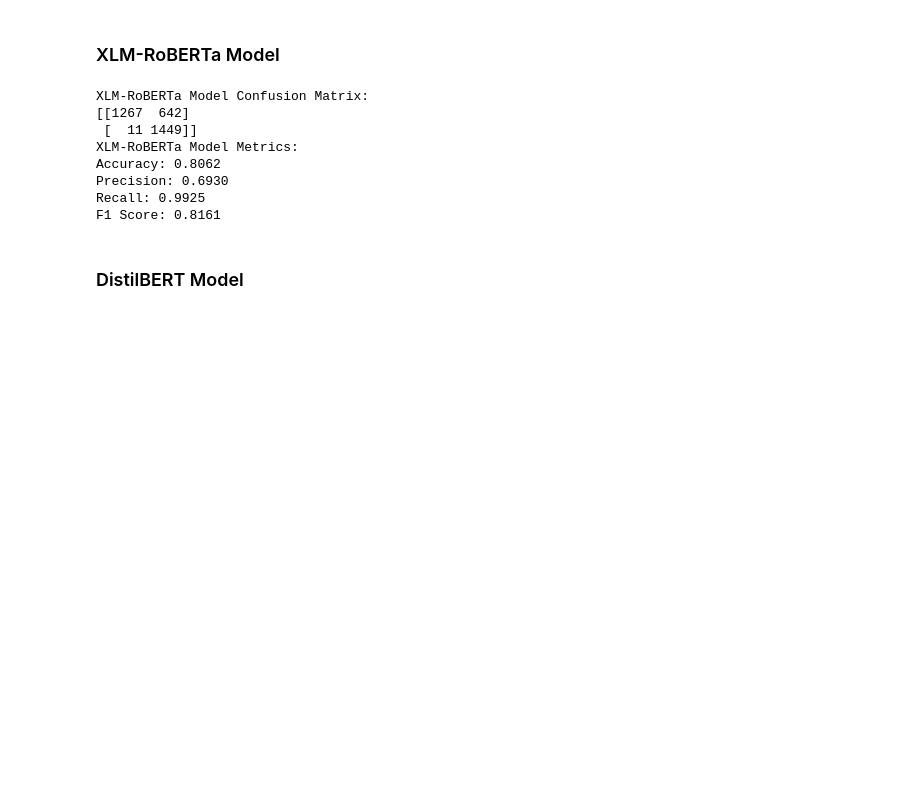
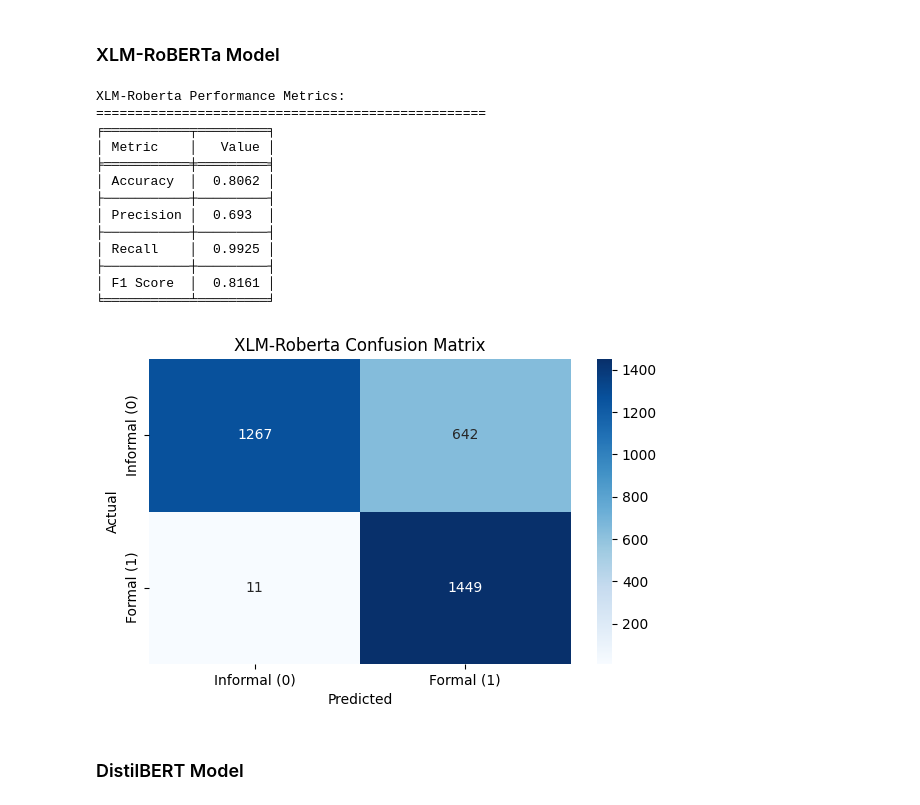
Before and after one commit to fergalriordan/text-formality, a Jupyter notebook: scripts/evals.ipynb, the cells around one changed output. Saved outputs shown, nothing was run; the diff lists cells and outputs as text; code cells hidden in the pictures; blank space fills up the shorter version.

```diff
--- a/scripts/evals.ipynb
+++ b/scripts/evals.ipynb
@@ -29,6 +39,6 @@ xlmr_tokenizer = AutoTokenizer.from_pretrained("s-nlp/xlmr_formality_classifier"
 xlmr_model = AutoModelForSequenceClassification.from_pretrained("s-nlp/xlmr_formality_classifier")
 # %%
 # Generating predictions on the binary (extreme) dataset
-xlmr_predicted_labels, xlmr_predicted_logits = predict_formality(xlmr_model, xlmr_tokenizer, binary_df)
+xlmr_predicted_labels, _ = predict_formality(xlmr_model, xlmr_tokenizer, binary_df)
 # %% [output]
 Using device: cuda
@@ -69,24 +80,23 @@ Using device: cuda
 # %%
 xlmr_confusion_matrix = confusion_matrix(binary_df['formal'].values, xlmr_predicted_labels)
 xlmr_accuracy, xlmr_precision, xlmr_recall, xlmr_f1 = calculate_metrics(binary_df['formal'].values, xlmr_predicted_labels)
 
-print("XLM-RoBERTa Model Confusion Matrix:")
-print(xlmr_confusion_matrix)
-
-print(f"XLM-RoBERTa Model Metrics:")
-print(f"Accuracy: {xlmr_accuracy:.4f}")
-print(f"Precision: {xlmr_precision:.4f}")
-print(f"Recall: {xlmr_recall:.4f}")
-print(f"F1 Score: {xlmr_f1:.4f}")
+display_metrics("XLM-Roberta", xlmr_confusion_matrix, xlmr_accuracy, xlmr_precision, xlmr_recall, xlmr_f1)
 # %% [output]
-XLM-RoBERTa Model Confusion Matrix:
-[[1267  642]
- [  11 1449]]
-XLM-RoBERTa Model Metrics:
-Accuracy: 0.8062
-Precision: 0.6930
-Recall: 0.9925
-F1 Score: 0.8161
+XLM-Roberta Performance Metrics:
+==================================================
+╒═══════════╤═════════╕
+│ Metric    │   Value │
+╞═══════════╪═════════╡
+│ Accuracy  │  0.8062 │
+├───────────┼─────────┤
+│ Precision │  0.693  │
+├───────────┼─────────┤
+│ Recall    │  0.9925 │
+├───────────┼─────────┤
+│ F1 Score  │  0.8161 │
+╘═══════════╧═════════╛
+[figure, added]
 # %% [markdown]
 ### DistilBERT Model
 # %%
```
Also changed, not shown: parts of 18 cells of this notebook, 2 other files.
